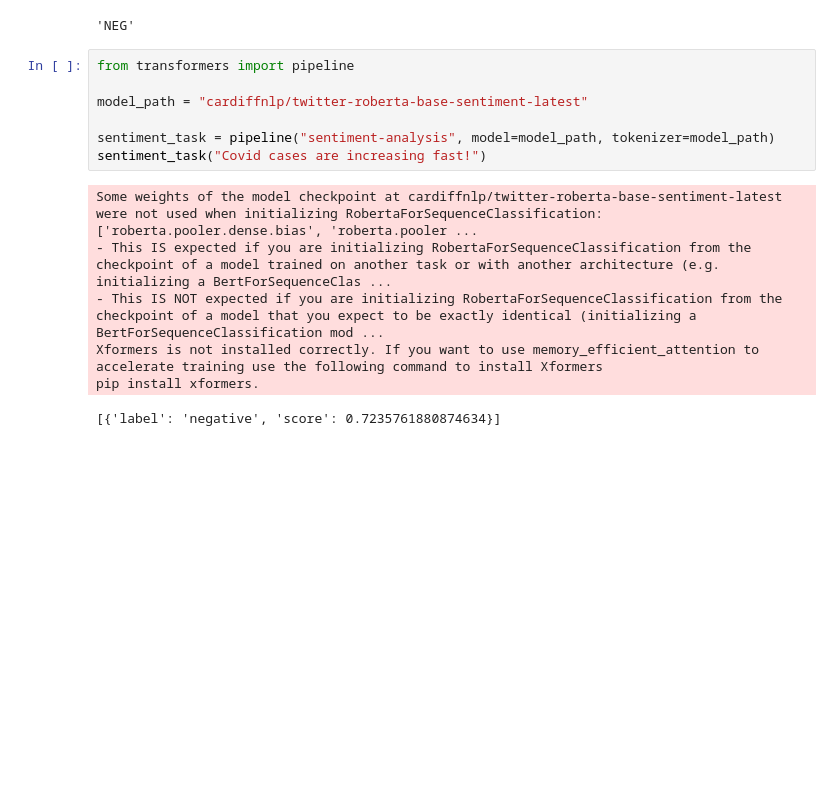
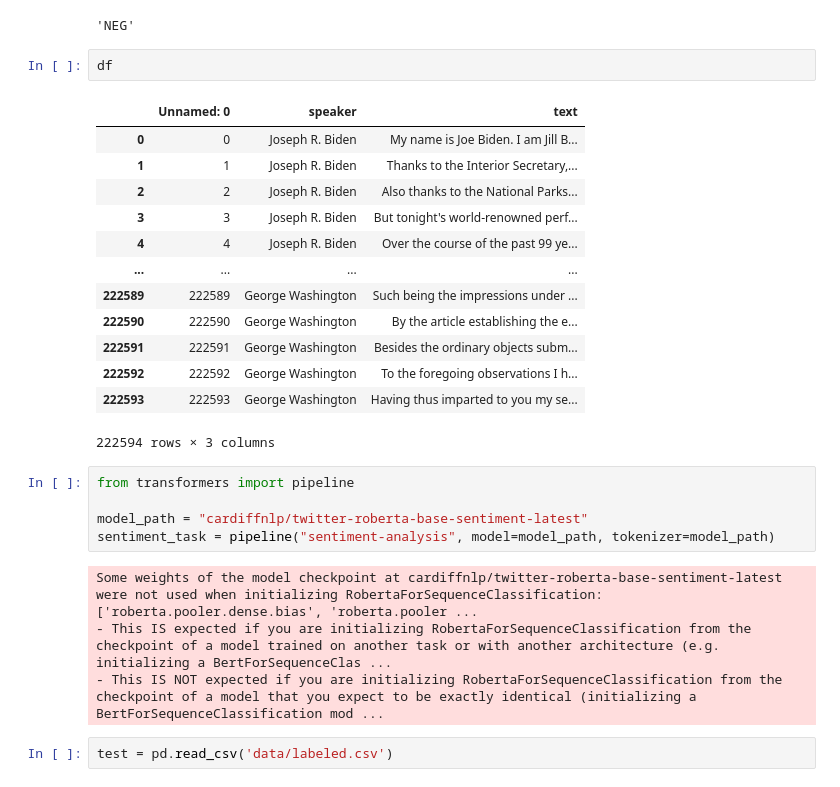
Before and after one commit to sangstar/presidential_sentiment, a Jupyter notebook: discover.ipynb, the cells around one changed output. Cells and saved outputs as stored; diff of their text form; blank space fills up the shorter version.

```diff
--- a/discover.ipynb
+++ b/discover.ipynb
@@ -110,17 +110,30 @@ data
 prompt_llama2(prompt+"This country is a mess")
 # %% [output]
 'NEG'
+# %%
+df
+# %% [output]
+|  | Unnamed: 0 | speaker | text |
+| 0 | 0 | Joseph R. Biden | My name is Joe Biden. I am Jill B... |
+| 1 | 1 | Joseph R. Biden | Thanks to the Interior Secretary,... |
+| 2 | 2 | Joseph R. Biden | Also thanks to the National Parks... |
+| 3 | 3 | Joseph R. Biden | But tonight's world-renowned perf... |
+| 4 | 4 | Joseph R. Biden | Over the course of the past 99 ye... |
+| ... | ... | ... | ... |
+| 222589 | 222589 | George Washington | Such being the impressions under ... |
+| 222590 | 222590 | George Washington | By the article establishing the e... |
+| 222591 | 222591 | George Washington | Besides the ordinary objects subm... |
+| 222592 | 222592 | George Washington | To the foregoing observations I h... |
+| 222593 | 222593 | George Washington | Having thus imparted to you my se... |
+222594 rows × 3 columns
 # %%
 from transformers import pipeline
 
 model_path = "cardiffnlp/twitter-roberta-base-sentiment-latest"
-
 sentiment_task = pipeline("sentiment-analysis", model=model_path, tokenizer=model_path)
-sentiment_task("Covid cases are increasing fast!")
 # %% [output]
 Some weights of the model checkpoint at cardiffnlp/twitter-roberta-base-sentiment-latest were not used when initializing RobertaForSequenceClassification: ['roberta.pooler.dense.bias', 'roberta.pooler ...
 - This IS expected if you are initializing RobertaForSequenceClassification from the checkpoint of a model trained on another task or with another architecture (e.g. initializing a BertForSequenceClas ...
 - This IS NOT expected if you are initializing RobertaForSequenceClassification from the checkpoint of a model that you expect to be exactly identical (initializing a BertForSequenceClassification mod ...
-Xformers is not installed correctly. If you want to use memory_efficient_attention to accelerate training use the following command to install Xformers
-pip install xformers.
-[{'label': 'negative', 'score': 0.7235761880874634}]
+# %%
+test = pd.read_csv('data/labeled.csv')
```
Also changed, not shown: parts of 7 cells of this notebook, 3 other files.
